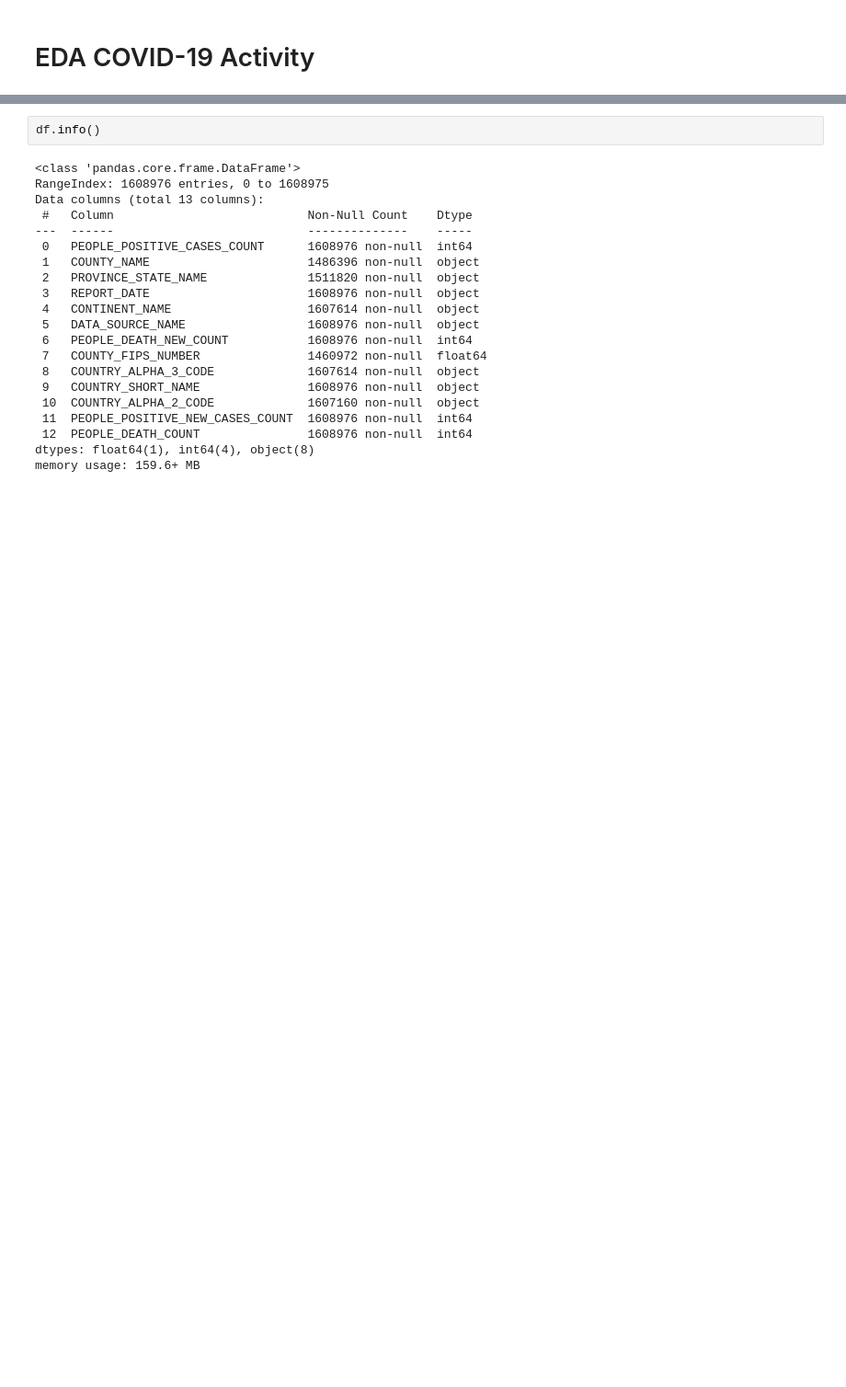
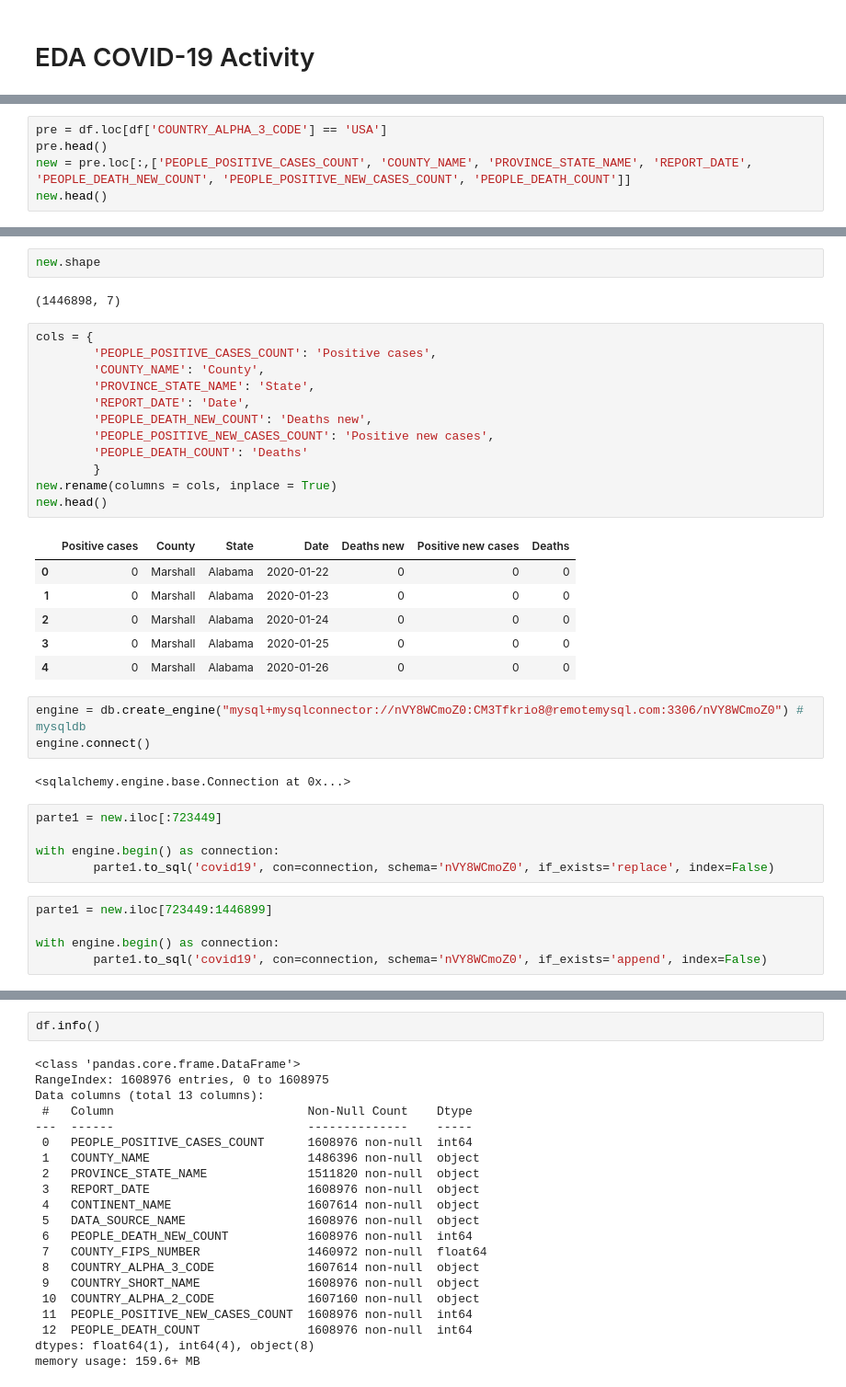
Before and after one commit to BorisRendon/Covid-impact-USA-Analysis, a Jupyter notebook: C19D/EDA_C19D.ipynb, the cells around one changed output, grey strips where cells are left out. Shown: that part at 92% size. Cells and saved outputs as stored; diff of their text form; blank space fills up the shorter version.

```diff
--- a/C19D/EDA_C19D.ipynb
+++ b/C19D/EDA_C19D.ipynb
@@ -17,0 +24,5 @@ df.head()
+# %%
+pre = df.loc[df['COUNTRY_ALPHA_3_CODE'] == 'USA']
+pre.head()
+new = pre.loc[:,['PEOPLE_POSITIVE_CASES_COUNT', 'COUNTY_NAME', 'PROVINCE_STATE_NAME', 'REPORT_DATE', 'PEOPLE_DEATH_NEW_COUNT', 'PEOPLE_POSITIVE_NEW_CASES_COUNT', 'PEOPLE_DEATH_COUNT']]
+new.head()
@@ -17,0 +36,38 @@ df.head()
+# %%
+new.shape
+# %% [output]
+(1446898, 7)
+# %%
+cols = {
+        'PEOPLE_POSITIVE_CASES_COUNT': 'Positive cases',
+        'COUNTY_NAME': 'County',
+        'PROVINCE_STATE_NAME': 'State',
+        'REPORT_DATE': 'Date',
+        'PEOPLE_DEATH_NEW_COUNT': 'Deaths new',
+        'PEOPLE_POSITIVE_NEW_CASES_COUNT': 'Positive new cases',
+        'PEOPLE_DEATH_COUNT': 'Deaths'
+        }
+new.rename(columns = cols, inplace = True)
+new.head()
+# %% [output]
+|  | Positive cases | County | State | Date | Deaths new | Positive new cases | Deaths |
+| 0 | 0 | Marshall | Alabama | 2020-01-22 | 0 | 0 | 0 |
+| 1 | 0 | Marshall | Alabama | 2020-01-23 | 0 | 0 | 0 |
+| 2 | 0 | Marshall | Alabama | 2020-01-24 | 0 | 0 | 0 |
+| 3 | 0 | Marshall | Alabama | 2020-01-25 | 0 | 0 | 0 |
+| 4 | 0 | Marshall | Alabama | 2020-01-26 | 0 | 0 | 0 |
+# %%
+engine = db.create_engine("mysql+mysqlconnector://nVY8WCmoZ0:CM3Tfkrio8@remotemysql.com:3306/nVY8WCmoZ0") # mysqldb
+engine.connect()
+# %% [output]
+<sqlalchemy.engine.base.Connection at 0x...>
+# %%
+parte1 = new.iloc[:723449]
+
+with engine.begin() as connection:
+        parte1.to_sql('covid19', con=connection, schema='nVY8WCmoZ0', if_exists='replace', index=False)
+# %%
+parte1 = new.iloc[723449:1446899]
+
+with engine.begin() as connection:
+        parte1.to_sql('covid19', con=connection, schema='nVY8WCmoZ0', if_exists='append', index=False)
```
Also changed, not shown: parts of 4 cells of this notebook, 1 other file.
